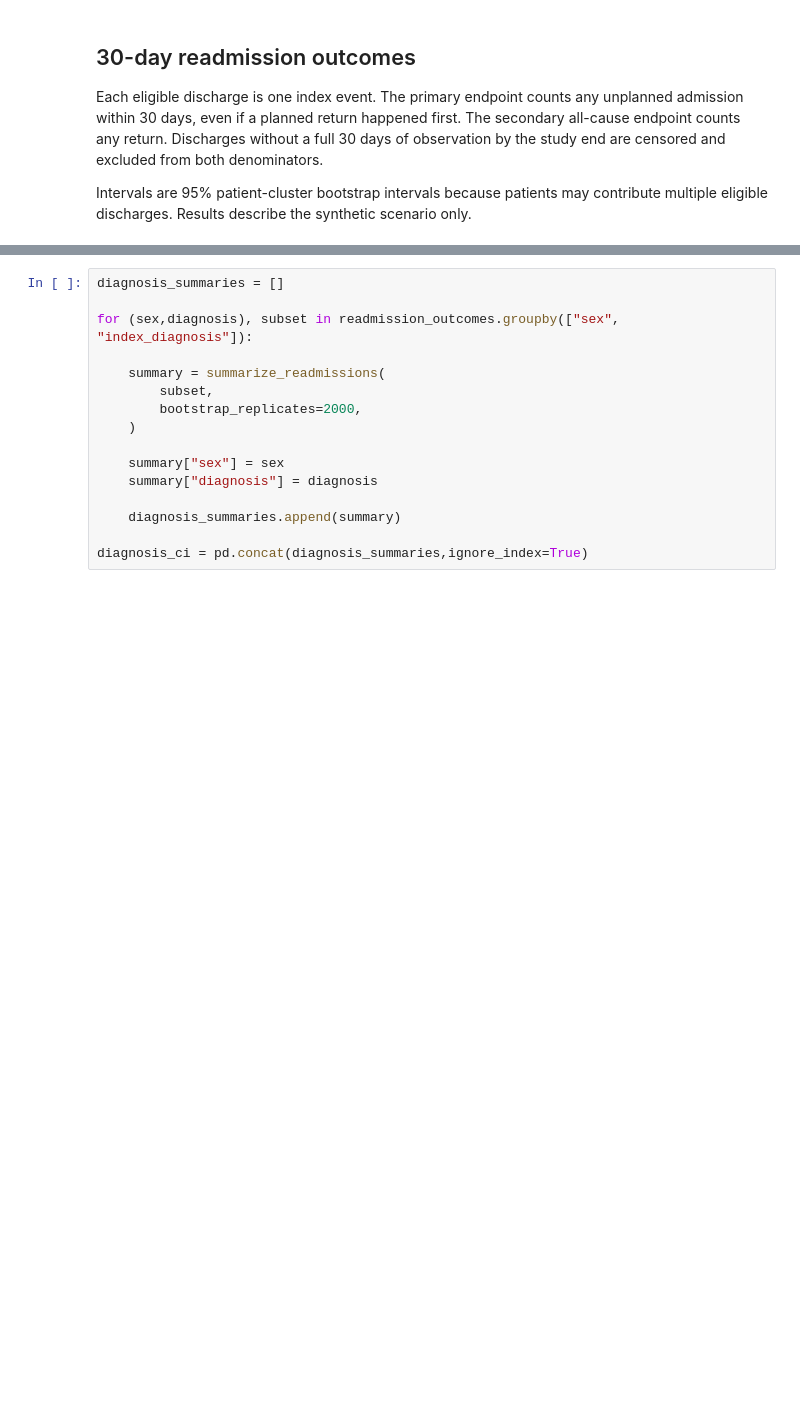
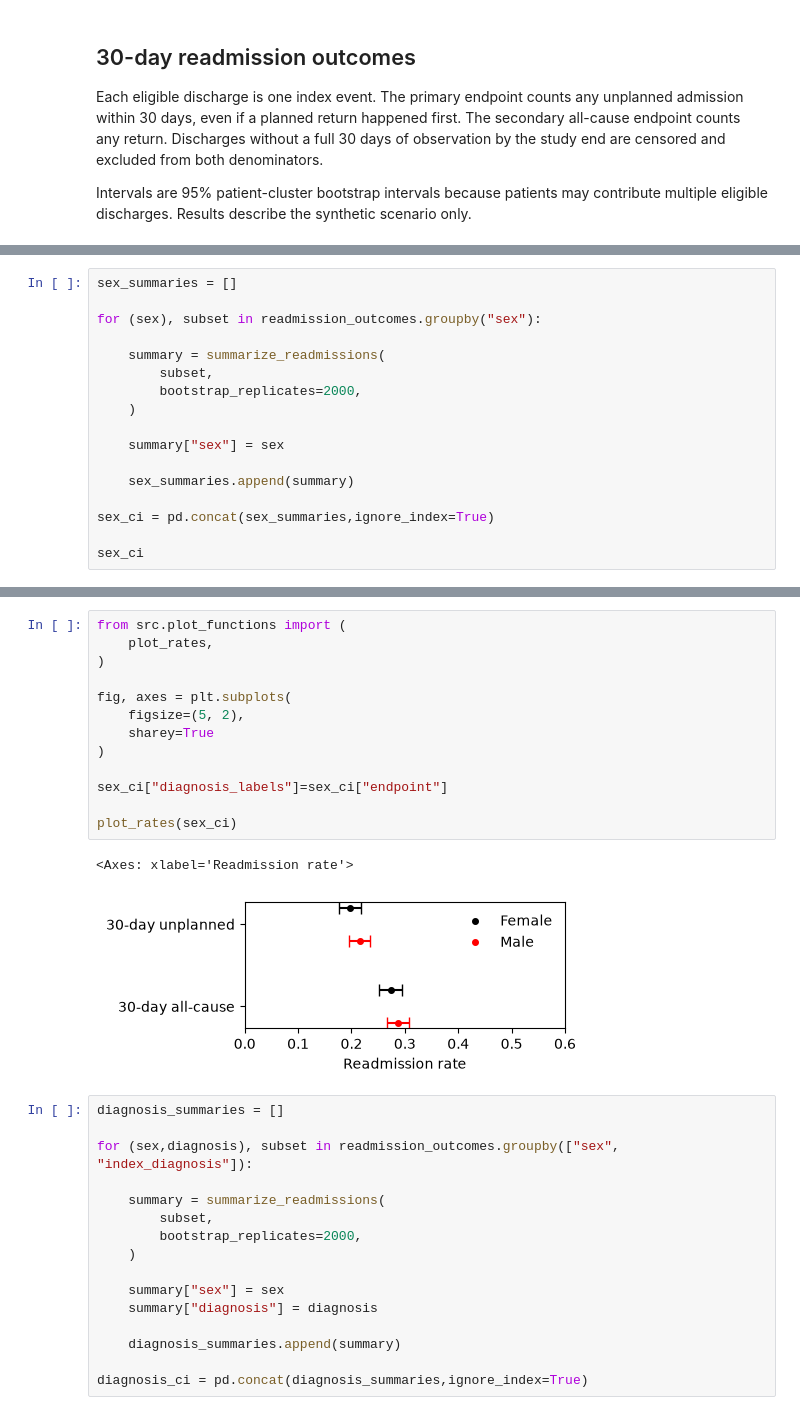
Before and after one commit to robertmaidstone/readmission-study, a Jupyter notebook: notebooks/analysis.ipynb, the cells around one changed output, grey strips where cells are left out. Saved outputs shown, nothing was run; the diff lists cells and outputs as text; blank space fills up the shorter version.

Commit message:
Implement code changes to enhance functionality and improve performance

```diff
--- a/notebooks/analysis.ipynb
+++ b/notebooks/analysis.ipynb
@@ -325,0 +287,17 @@ display(plot_data)
+# %%
+sex_summaries = []
+
+for (sex), subset in readmission_outcomes.groupby("sex"):
+
+    summary = summarize_readmissions(
+        subset,
+        bootstrap_replicates=2000,
+    )
+
+    summary["sex"] = sex
+
+    sex_summaries.append(summary)
+
+sex_ci = pd.concat(sex_summaries,ignore_index=True)
+
+sex_ci
@@ -326,3 +310,19 @@ display(plot_data)
+# %%
+from src.plot_functions import (
+    plot_rates,
+)
+
+fig, axes = plt.subplots(
+    figsize=(5, 2),
+    sharey=True
+)
+
+sex_ci["diagnosis_labels"]=sex_ci["endpoint"]
+
+plot_rates(sex_ci)
+# %% [output]
+<Axes: xlabel='Readmission rate'>
+[figure, added]
 # %%
 diagnosis_summaries = []
 
```
Also changed, not shown: parts of 4 cells of this notebook.
